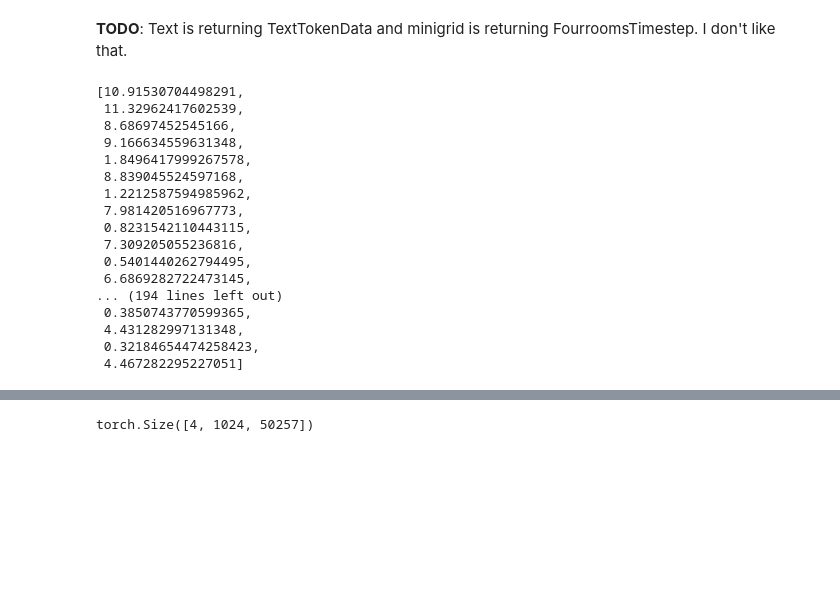
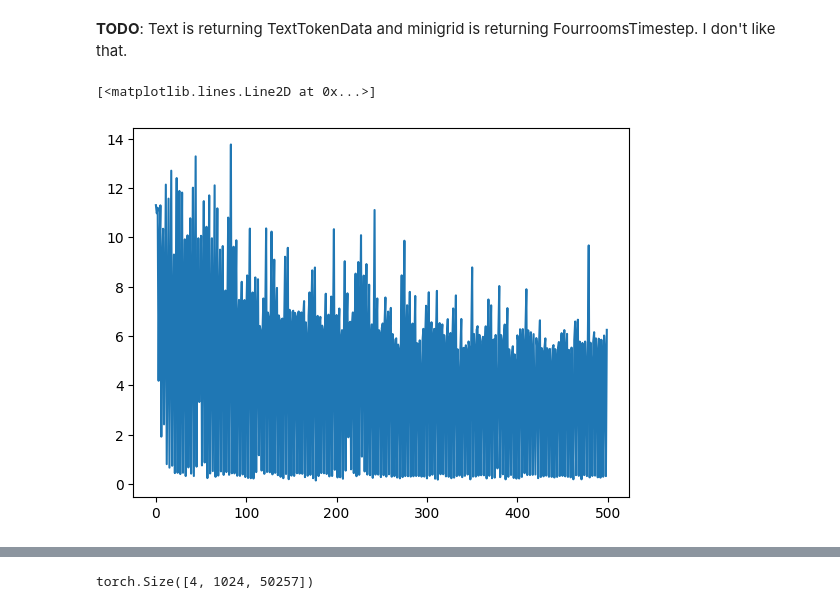
Before and after one commit to eihli/NEKO, a Jupyter notebook: dev_notebooks/mini_gato_v7.ipynb, the cells around one changed output, grey strips where cells are left out. Cells and saved outputs as stored; diff of their text form; code cells hidden in the pictures; blank space fills up the shorter version.

```diff
--- a/dev_notebooks/mini_gato_v7.ipynb
+++ b/dev_notebooks/mini_gato_v7.ipynb
@@ -559,42 +591,27 @@ class MiniGatoTrainer:
             if self.scheduler:
                 self.scheduler.step()
             self.optimizer.step()
+# %%
+BATCH_SIZE=6
 # %%
 dataloaders = [
     infinite_dataloader(partial(DataLoader, minigrid_dataset_xf, batch_size=BATCH_SIZE, collate_fn=minigrid_collate_fn, num_workers=4)),
     infinite_dataloader(partial(DataLoader, shakespeare_dataset_xf, batch_size=BATCH_SIZE, collate_fn=lambda x: x, num_workers=4)),
+    infinite_dataloader(partial(DataLoader, vqa_dataset_xf, batch_size=BATCH_SIZE, collate_fn=lambda x: x, num_workers=4)),
 ]
 dl_it = cycle(dataloaders)
 # %%
 config = init_default_config()
 model = MiniGato(config).to(device)
 # %%
+NUM_ITERATIONS = 500
+LR = 1e-3
 optimizer = torch.optim.AdamW(model.parameters())
+scheduler = torch.optim.lr_scheduler.CosineAnnealingLR(optimizer, T_max=NUM_ITERATIONS, eta_min=1e-6)
 trainer = MiniGatoTrainer(
     model,
     optimizer,
     dataloaders,
+    num_iterations=NUM_ITERATIONS,
+    lr=1e-3,
 )
-# %%
-for _ in range(10):
-    trainer.train()
-# %%
-trainer.losses
-# %% [output]
-[10.91530704498291,
- 11.32962417602539,
- 8.68697452545166,
- 9.166634559631348,
- 1.8496417999267578,
- 8.839045524597168,
- 1.2212587594985962,
- 7.981420516967773,
- 0.8231542110443115,
- 7.309205055236816,
- 0.5401440262794495,
- 6.6869282722473145,
-... (194 lines left out)
- 0.3850743770599365,
- 4.431282997131348,
- 0.32184654474258423,
- 4.467282295227051]
@@ -608,0 +623,5 @@ class Inferencer:
+# %%
+plt.plot(trainer.losses)
+# %% [output]
+[<matplotlib.lines.Line2D at 0x...>]
+[figure, added]
```
Also changed, not shown: parts of 46 cells of this notebook.
